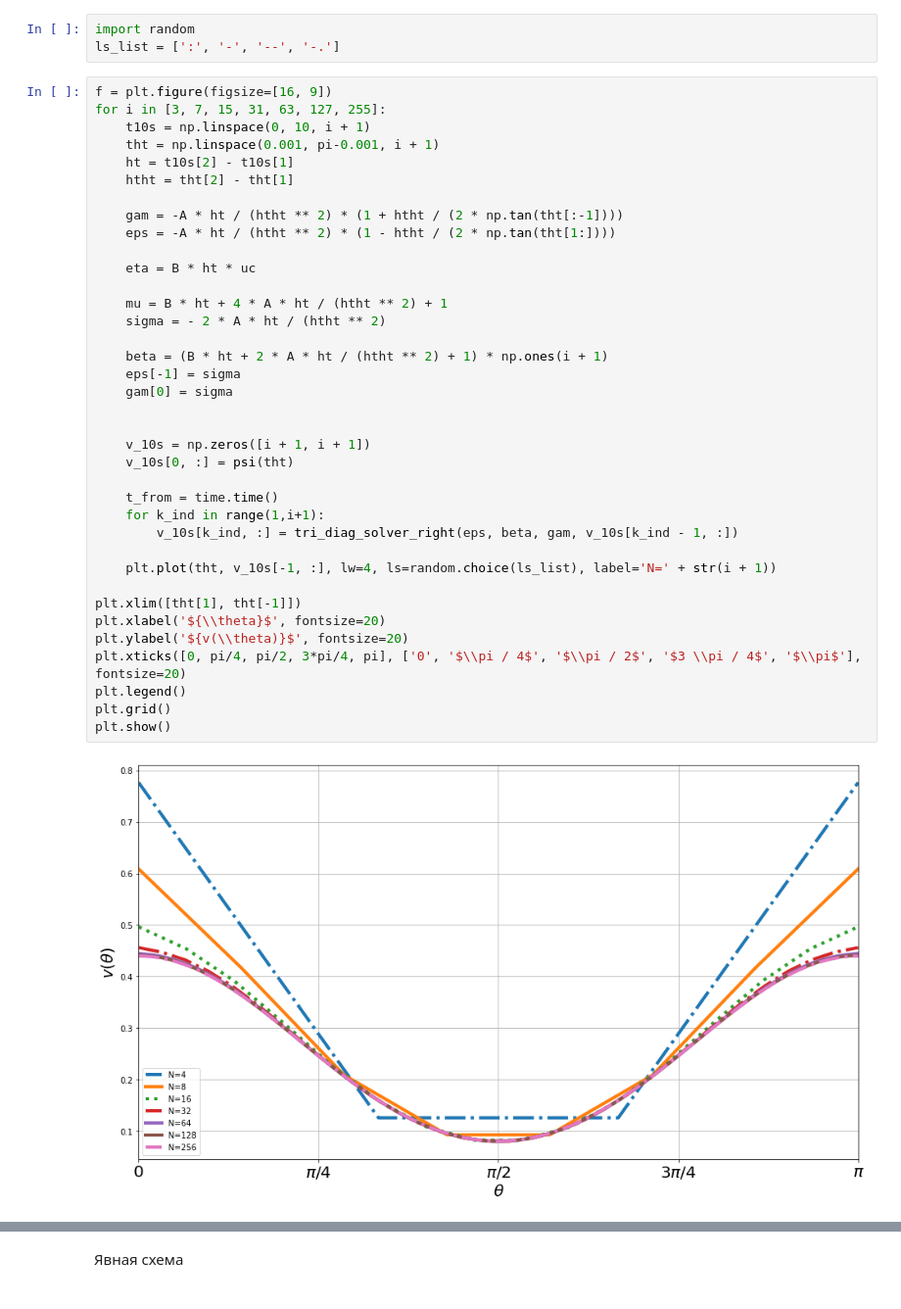
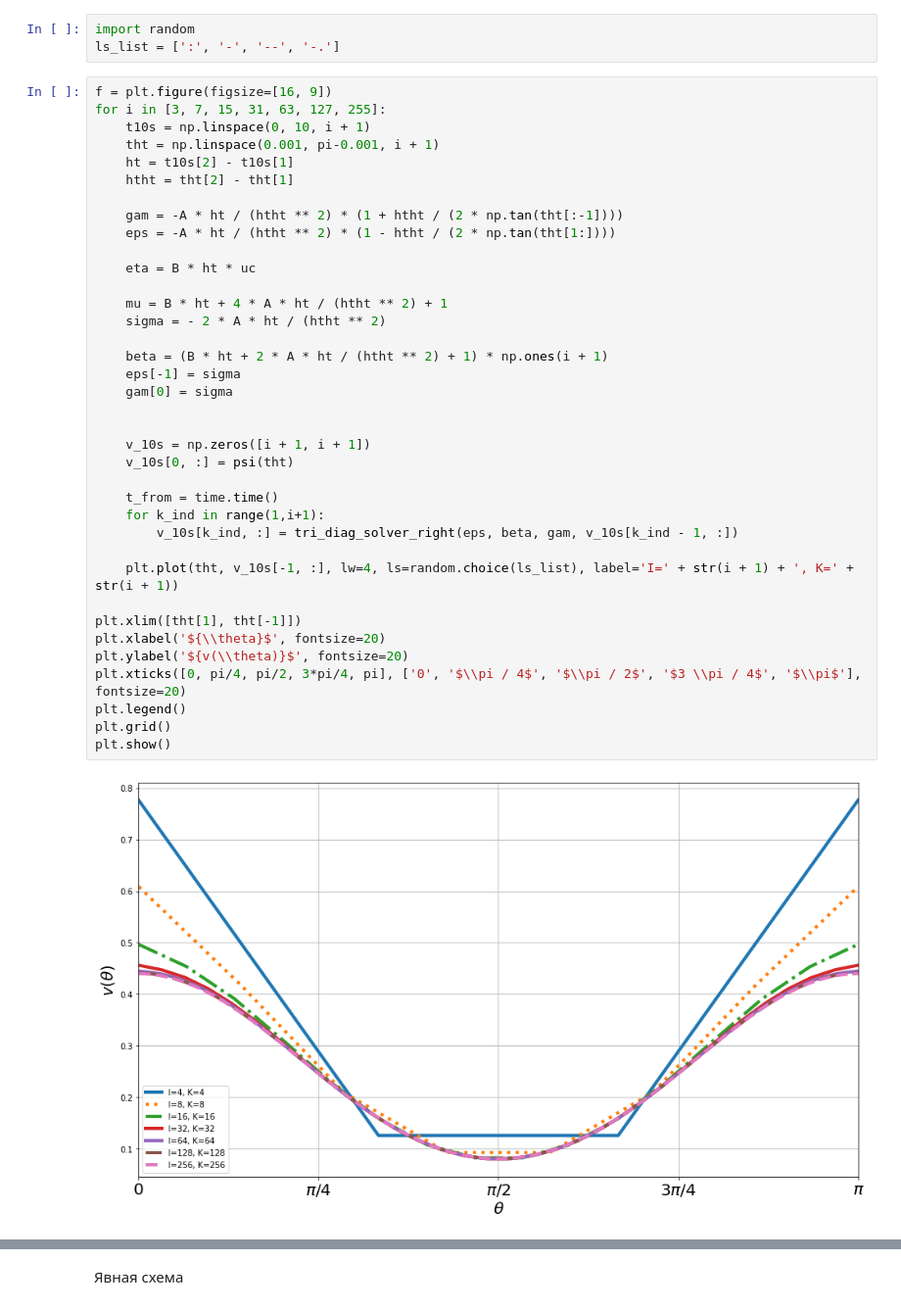
Before and after one commit to ArtemKashapov/NMoMF, a Jupyter notebook: implicit_alg/implicit_algorithm.ipynb, the cells around one changed output, grey strips where cells are left out. Shown at 98% size. Cells and saved outputs as stored; diff of their text form.

```diff
--- a/implicit_alg/implicit_algorithm.ipynb
+++ b/implicit_alg/implicit_algorithm.ipynb
@@ -277,32 +277,32 @@ for i in [3, 7, 15, 31, 63, 127, 255]:
 
     gam = -A * ht / (htht ** 2) * (1 + htht / (2 * np.tan(tht[:-1])))
     eps = -A * ht / (htht ** 2) * (1 - htht / (2 * np.tan(tht[1:])))
 
     eta = B * ht * uc
 
     mu = B * ht + 4 * A * ht / (htht ** 2) + 1
     sigma = - 2 * A * ht / (htht ** 2)
 
     beta = (B * ht + 2 * A * ht / (htht ** 2) + 1) * np.ones(i + 1)
     eps[-1] = sigma
     gam[0] = sigma
 
 
     v_10s = np.zeros([i + 1, i + 1])
     v_10s[0, :] = psi(tht)
 
     t_from = time.time()
     for k_ind in range(1,i+1):
         v_10s[k_ind, :] = tri_diag_solver_right(eps, beta, gam, v_10s[k_ind - 1, :])
 
-    plt.plot(tht, v_10s[-1, :], lw=4, ls=random.choice(ls_list), label='N=' + str(i + 1))
+    plt.plot(tht, v_10s[-1, :], lw=4, ls=random.choice(ls_list), label='I=' + str(i + 1) + ', K=' + str(i + 1))
 
 plt.xlim([tht[1], tht[-1]])
 plt.xlabel('${\\theta}$', fontsize=20)
 plt.ylabel('${v(\\theta)}$', fontsize=20)
 plt.xticks([0, pi/4, pi/2, 3*pi/4, pi], ['0', '$\\pi / 4$', '$\\pi / 2$', '$3 \\pi / 4$', '$\\pi$'], fontsize=20)
 plt.legend()
 plt.grid()
 plt.show()
 # %% [output]
-[figure, old version]
+[figure, new version]
```
Also changed, not shown: parts of 5 cells of this notebook.
